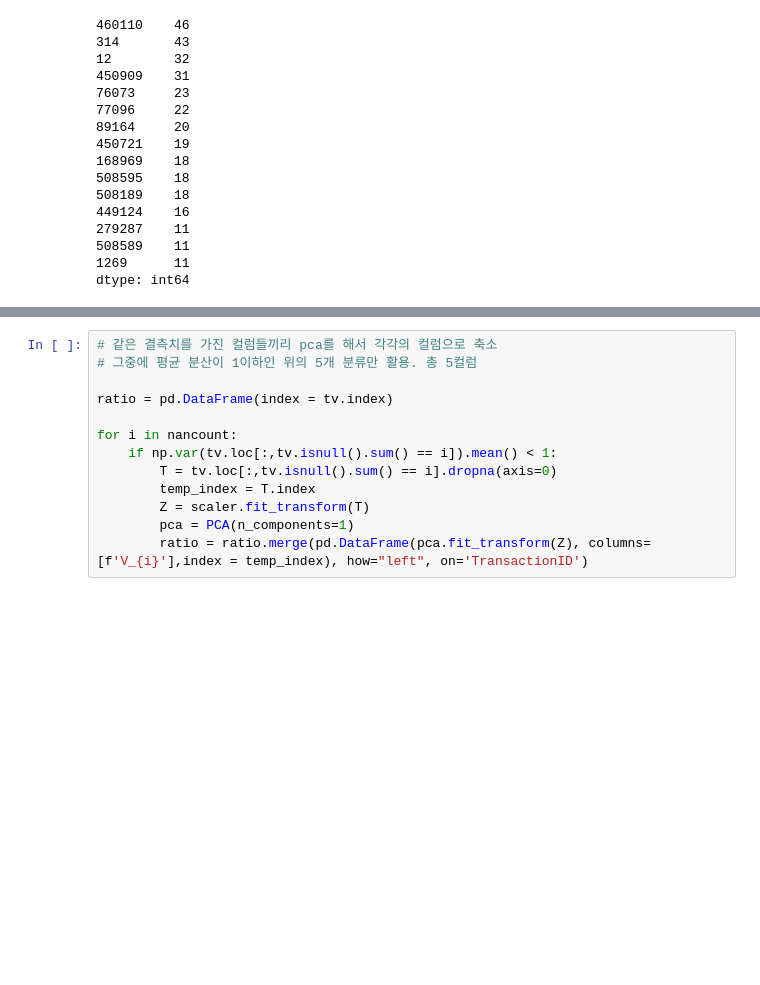
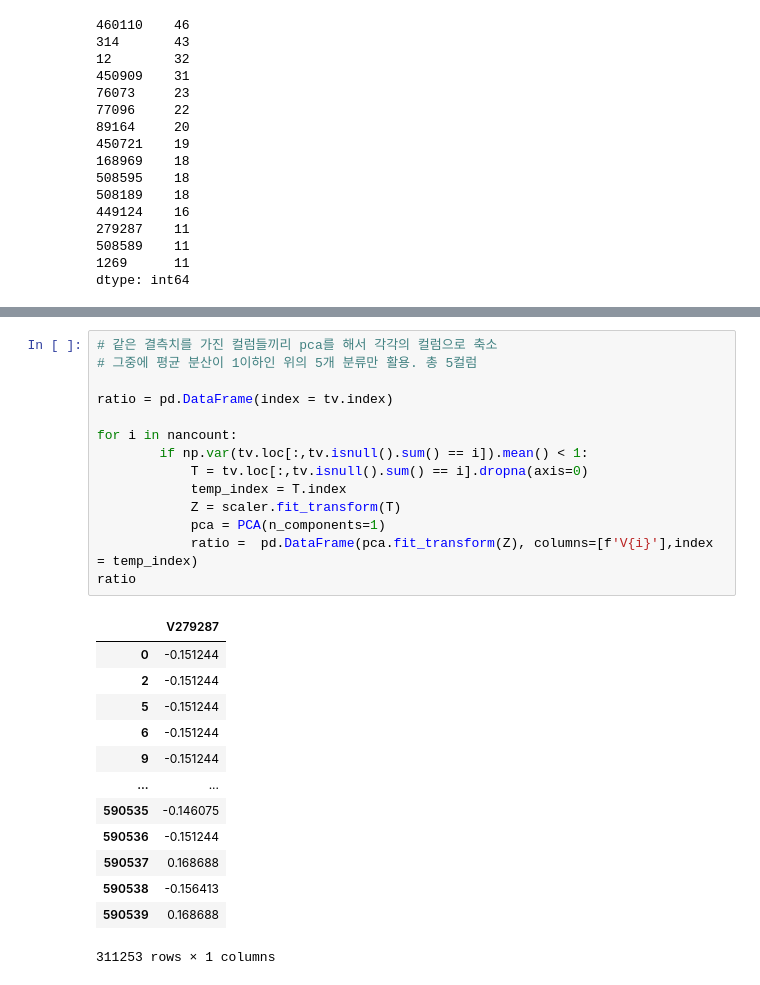
Before and after one commit to 592k/Mini_project-modeling, a Jupyter notebook: src/EDA.ipynb, the cells around one changed output, grey strips where cells are left out. Saved outputs shown, nothing was run; the diff lists cells and outputs as text; blank space fills up the shorter version.

```diff
--- a/src/EDA.ipynb
+++ b/src/EDA.ipynb
@@ -595,15 +620,30 @@ pd.DataFrame(temp, index=nancount)
 # %%
 # 같은 결측치를 가진 컬럼들끼리 pca를 해서 각각의 컬럼으로 축소
 # 그중에 평균 분산이 1이하인 위의 5개 분류만 활용. 총 5컬럼
 
 ratio = pd.DataFrame(index = tv.index)
 
 for i in nancount:
-    if np.var(tv.loc[:,tv.isnull().sum() == i]).mean() < 1:
-        T = tv.loc[:,tv.isnull().sum() == i].dropna(axis=0)
-        temp_index = T.index
-        Z = scaler.fit_transform(T)
-        pca = PCA(n_components=1)
-        ratio = ratio.merge(pd.DataFrame(pca.fit_transform(Z), columns=[f'V_{i}'],index = temp_index), how="left", on='TransactionID')
+        if np.var(tv.loc[:,tv.isnull().sum() == i]).mean() < 1:
+            T = tv.loc[:,tv.isnull().sum() == i].dropna(axis=0)
+            temp_index = T.index
+            Z = scaler.fit_transform(T)
+            pca = PCA(n_components=1)
+            ratio =  pd.DataFrame(pca.fit_transform(Z), columns=[f'V{i}'],index = temp_index)
+ratio
+# %% [output]
+|  | V279287 |
+| 0 | -0.151244 |
+| 2 | -0.151244 |
+| 5 | -0.151244 |
+| 6 | -0.151244 |
+| 9 | -0.151244 |
+| ... | ... |
+| 590535 | -0.146075 |
+| 590536 | -0.151244 |
+| 590537 | 0.168688 |
+| 590538 | -0.156413 |
+| 590539 | 0.168688 |
+311253 rows × 1 columns
 # %%
 # 상관계수 확인
```
Also changed, not shown: parts of 6 cells of this notebook.
